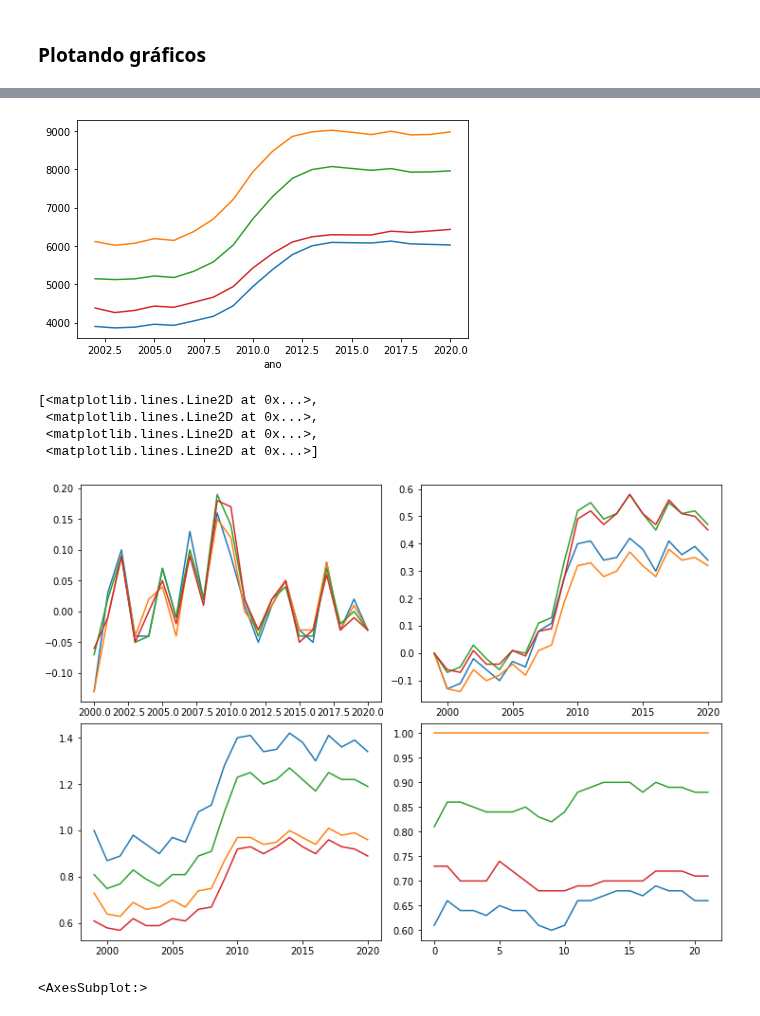
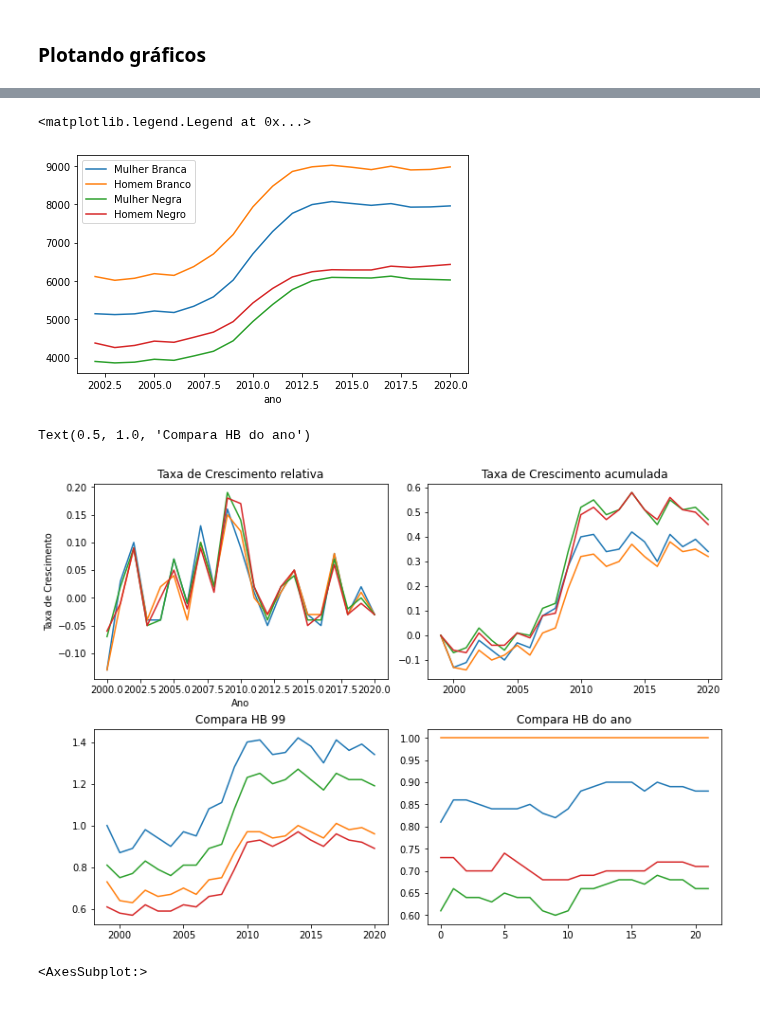
Before and after one commit to deborabastos/hacker_fiscalizacao, a Jupyter notebook: serviores.ipynb, the cells around one changed output, grey strips where cells are left out. Drawn from its saved outputs; the diff is of its cells as text; code cells hidden in the pictures.

Commit message:
legend subplot

```diff
--- a/serviores.ipynb
+++ b/serviores.ipynb
@@ -320,21 +316,35 @@ grupos = {'Homem Branco', 'Homem Negro', 'Mulher Branca', 'Mulher Negra'}
 
 for i in grupos:
     df_pivot[i].rolling(4).mean().plot()
+plt.legend()
 # %% [output]
+<matplotlib.legend.Legend at 0x...>
-[figure, old version]
+[figure, new version]
 # %%
 # Verificando evolução das taxas de crescimento
 fig3, f3_axes = plt.subplots(ncols = 2, nrows = 2, constrained_layout=True, figsize=(10,7))
 f3_axes[0,0].plot(df_tcr) # taxa de crescimento relativa
+f3_axes[0,0].set_title('Taxa de Crescimento relativa')
+f3_axes[0,0].set_xlabel('Ano')
+f3_axes[0,0].set_ylabel('Taxa de Crescimento')
+# f3_axes[0,0].legend()
+
+###### https://matplotlib.org/2.0.2/examples/pylab_examples/legend_demo3.html
+###### https://help.scilab.org/doc/5.5.2/en_US/legends.html
+
 f3_axes[0,1].plot(df_tca) # taxa de crescimento acumulada
+f3_axes[0,1].set_title('Taxa de Crescimento acumulada')
+
+
 f3_axes[1,0].plot(df_hb_99) # compara todos os salários com HB 99
+f3_axes[1,0].set_title('Compara HB 99')
+
+
 f3_axes[1,1].plot(df_hb_20) # compara o salário da categoria no ano com o salário do HB do mesmo ano
+f3_axes[1,1].set_title('Compara HB do ano')
 # %% [output]
-[<matplotlib.lines.Line2D at 0x...>,
- <matplotlib.lines.Line2D at 0x...>,
- <matplotlib.lines.Line2D at 0x...>,
- <matplotlib.lines.Line2D at 0x...>]
+Text(0.5, 1.0, 'Compara HB do ano')
-[figure, old version]
+[figure, new version]
 # %%
 plt.figure(figsize=(13,5))
 sns.heatmap(data=df_hb_20[['Homem Branco x HB 20', 'Homem Negro x HB 20', 'Mulher Branca x HB 20', 'Mulher Negra x HB 20']],
```
Also changed, not shown: parts of 4 cells of this notebook.
